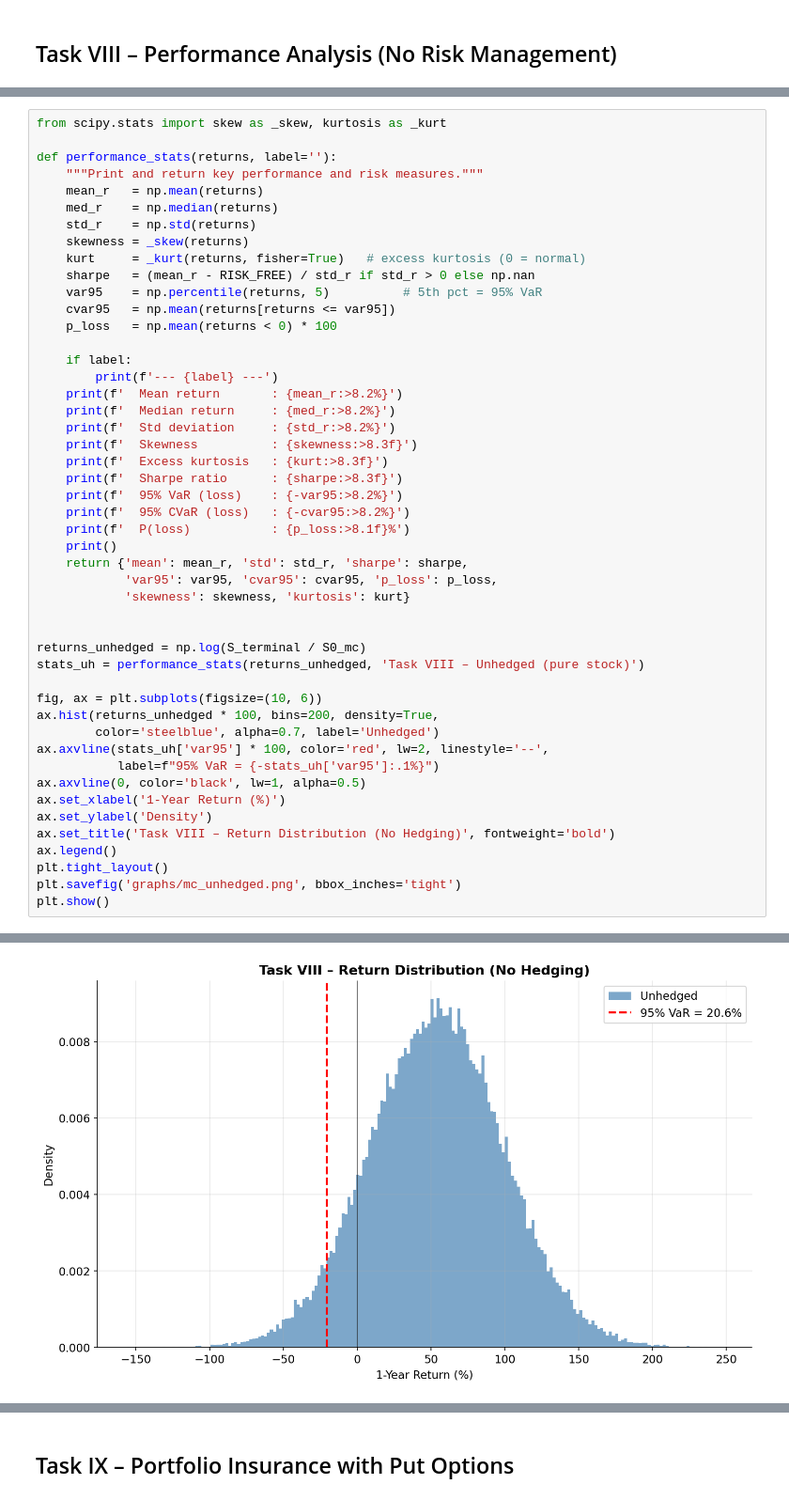
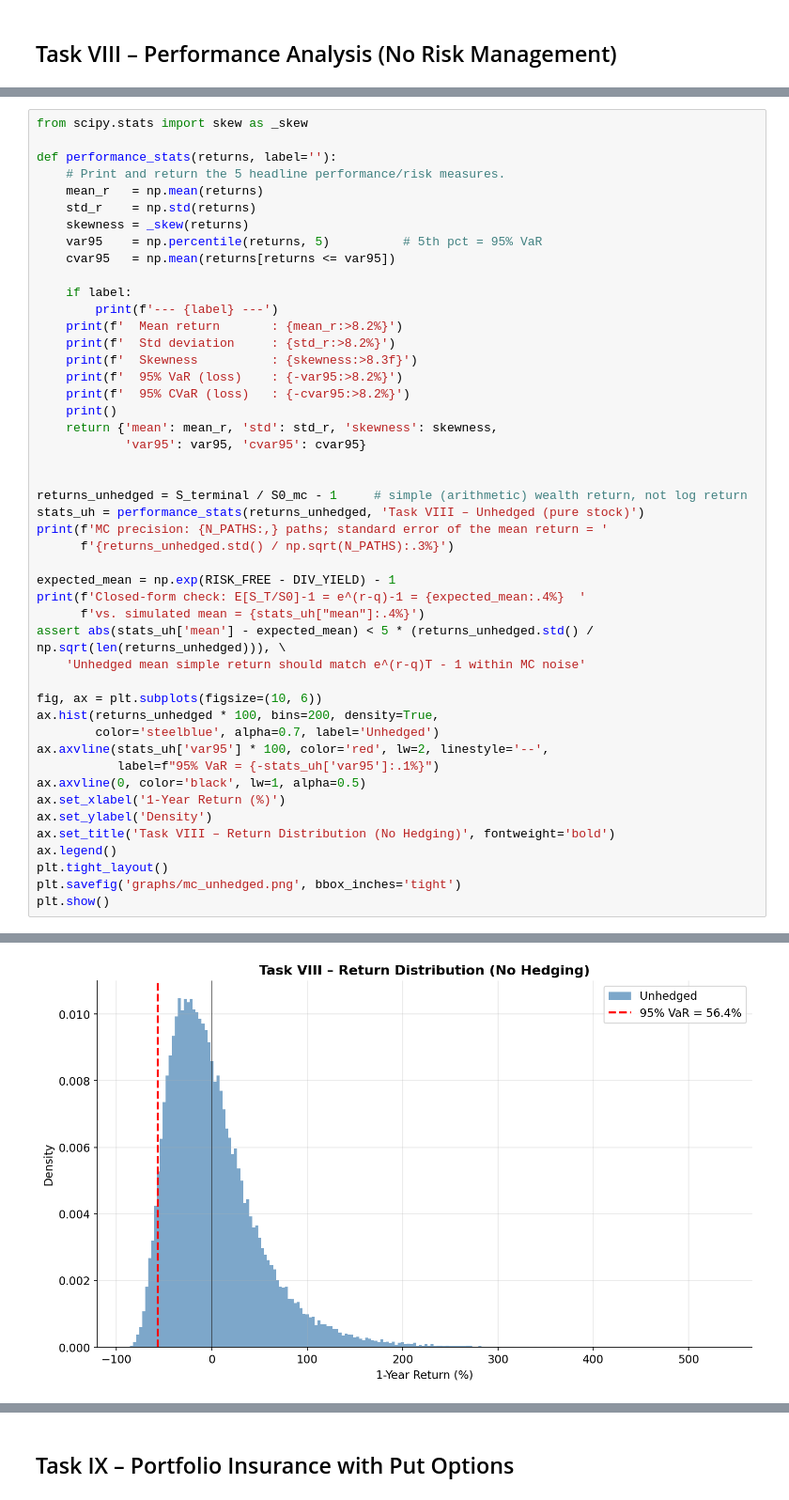
Before and after one commit to daan1shh/Continuous-Time-Derivative-Pricing, a Jupyter notebook: B401_Assignment_2026.ipynb, the cells around one changed output, grey strips where cells are left out. Shown at 94% size. Drawn from its saved outputs; the diff is of its cells as text.

```diff
--- a/B401_Assignment_2026.ipynb
+++ b/B401_Assignment_2026.ipynb
@@ -1271,37 +1422,36 @@ Defines the reusable `performance_stats` helper that computes and prints mean, m
 # %%
-from scipy.stats import skew as _skew, kurtosis as _kurt
+from scipy.stats import skew as _skew
 
 def performance_stats(returns, label=''):
-    """Print and return key performance and risk measures."""
+    # Print and return the 5 headline performance/risk measures.
     mean_r   = np.mean(returns)
-    med_r    = np.median(returns)
     std_r    = np.std(returns)
     skewness = _skew(returns)
-    kurt     = _kurt(returns, fisher=True)   # excess kurtosis (0 = normal)
-    sharpe   = (mean_r - RISK_FREE) / std_r if std_r > 0 else np.nan
     var95    = np.percentile(returns, 5)          # 5th pct = 95% VaR
     cvar95   = np.mean(returns[returns <= var95])
-    p_loss   = np.mean(returns < 0) * 100
 
     if label:
         print(f'--- {label} ---')
     print(f'  Mean return       : {mean_r:>8.2%}')
-    print(f'  Median return     : {med_r:>8.2%}')
     print(f'  Std deviation     : {std_r:>8.2%}')
     print(f'  Skewness          : {skewness:>8.3f}')
-    print(f'  Excess kurtosis   : {kurt:>8.3f}')
-    print(f'  Sharpe ratio      : {sharpe:>8.3f}')
     print(f'  95% VaR (loss)    : {-var95:>8.2%}')
     print(f'  95% CVaR (loss)   : {-cvar95:>8.2%}')
-    print(f'  P(loss)           : {p_loss:>8.1f}%')
     print()
-    return {'mean': mean_r, 'std': std_r, 'sharpe': sharpe,
-            'var95': var95, 'cvar95': cvar95, 'p_loss': p_loss,
-            'skewness': skewness, 'kurtosis': kurt}
+    return {'mean': mean_r, 'std': std_r, 'skewness': skewness,
+            'var95': var95, 'cvar95': cvar95}
 
 
-returns_unhedged = np.log(S_terminal / S0_mc)
+returns_unhedged = S_terminal / S0_mc - 1     # simple (arithmetic) wealth return, not log return
 stats_uh = performance_stats(returns_unhedged, 'Task VIII – Unhedged (pure stock)')
+print(f'MC precision: {N_PATHS:,} paths; standard error of the mean return = '
+      f'{returns_unhedged.std() / np.sqrt(N_PATHS):.3%}')
+
+expected_mean = np.exp(RISK_FREE - DIV_YIELD) - 1
+print(f'Closed-form check: E[S_T/S0]-1 = e^(r-q)-1 = {expected_mean:.4%}  '
+      f'vs. simulated mean = {stats_uh["mean"]:.4%}')
+assert abs(stats_uh['mean'] - expected_mean) < 5 * (returns_unhedged.std() / np.sqrt(len(returns_unhedged))), \
+    'Unhedged mean simple return should match e^(r-q)T - 1 within MC noise'
 
 fig, ax = plt.subplots(figsize=(10, 6))
 ax.hist(returns_unhedged * 100, bins=200, density=True,
@@ -1330,2 +1479,2 @@ plt.show()
-[figure, old version]
+[figure, new version]
 # %% [markdown]
```
Also changed, not shown: parts of 54 cells of this notebook, 15 other files.
